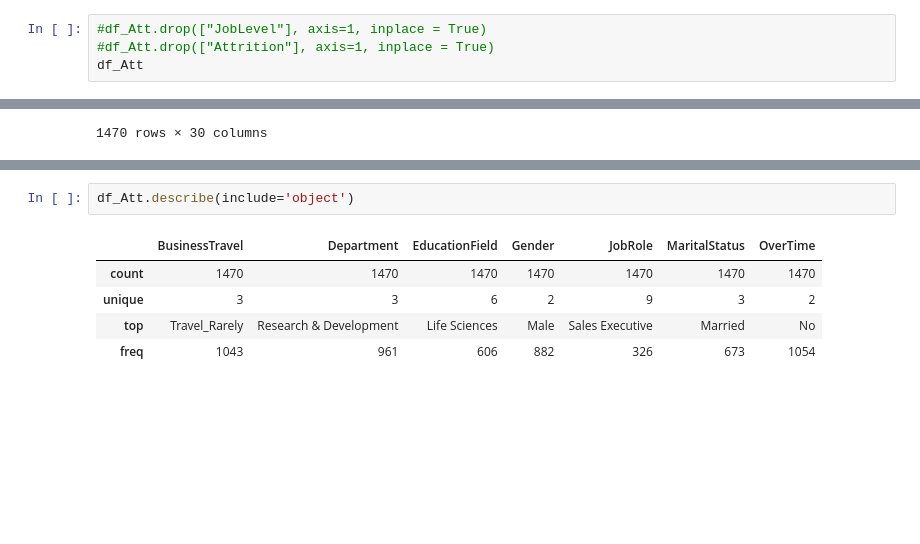
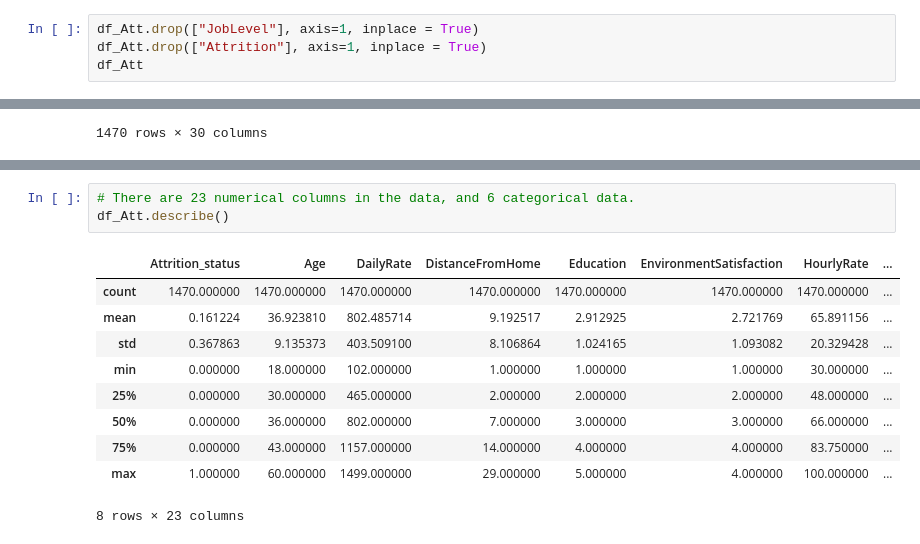
Before and after one commit to HannahZZY/Senior_Project_Hannah, a Jupyter notebook: DA401 codes.ipynb, the cells around one changed output, grey strips where cells are left out. Cells and saved outputs as stored; diff of their text form; blank space fills up the shorter version.

```diff
--- a/DA401 codes.ipynb
+++ b/DA401 codes.ipynb
@@ -146,8 +133,8 @@ plt.savefig("Plotting_Correlation_HeatMap.jpg")
 # %% [output]
 [figure]
 # %%
-#df_Att.drop(["JobLevel"], axis=1, inplace = True)
-#df_Att.drop(["Attrition"], axis=1, inplace = True)
+df_Att.drop(["JobLevel"], axis=1, inplace = True)
+df_Att.drop(["Attrition"], axis=1, inplace = True)
 df_Att
 # %% [output]
 |  | Attrition_status | Age | BusinessTravel | DailyRate | Department | DistanceFromHome | Education | ... |
@@ -171,8 +172,14 @@ df_Att
 # %%
-df_Att.describe(include='object')
+# There are 23 numerical columns in the data, and 6 categorical data.
+df_Att.describe()
 # %% [output]
-|  | BusinessTravel | Department | EducationField | Gender | JobRole | MaritalStatus | OverTime |
-| count | 1470 | 1470 | 1470 | 1470 | 1470 | 1470 | 1470 |
-| unique | 3 | 3 | 6 | 2 | 9 | 3 | 2 |
-| top | Travel_Rarely | Research & Development | Life Sciences | Male | Sales Executive | Married | No |
-| freq | 1043 | 961 | 606 | 882 | 326 | 673 | 1054 |
+|  | Attrition_status | Age | DailyRate | DistanceFromHome | Education | EnvironmentSatisfaction | HourlyRate | ... |
+| count | 1470.000000 | 1470.000000 | 1470.000000 | 1470.000000 | 1470.000000 | 1470.000000 | 1470.000000 | ... |
+| mean | 0.161224 | 36.923810 | 802.485714 | 9.192517 | 2.912925 | 2.721769 | 65.891156 | ... |
+| std | 0.367863 | 9.135373 | 403.509100 | 8.106864 | 1.024165 | 1.093082 | 20.329428 | ... |
+| min | 0.000000 | 18.000000 | 102.000000 | 1.000000 | 1.000000 | 1.000000 | 30.000000 | ... |
+| 25% | 0.000000 | 30.000000 | 465.000000 | 2.000000 | 2.000000 | 2.000000 | 48.000000 | ... |
+| 50% | 0.000000 | 36.000000 | 802.000000 | 7.000000 | 3.000000 | 3.000000 | 66.000000 | ... |
+| 75% | 0.000000 | 43.000000 | 1157.000000 | 14.000000 | 4.000000 | 4.000000 | 83.750000 | ... |
+| max | 1.000000 | 60.000000 | 1499.000000 | 29.000000 | 5.000000 | 4.000000 | 100.000000 | ... |
+8 rows × 23 columns
```
Also changed, not shown: parts of 3 cells of this notebook.
